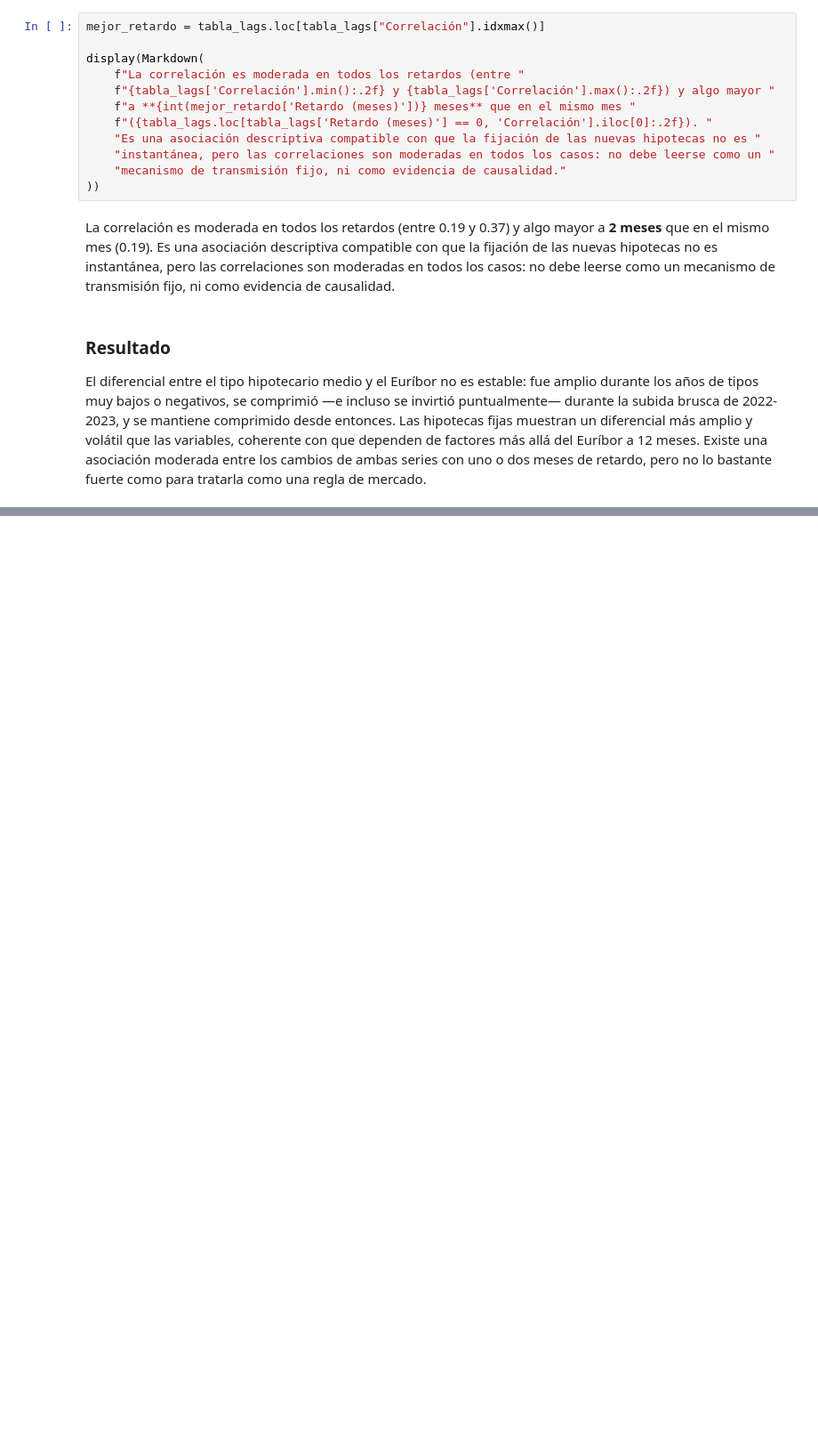
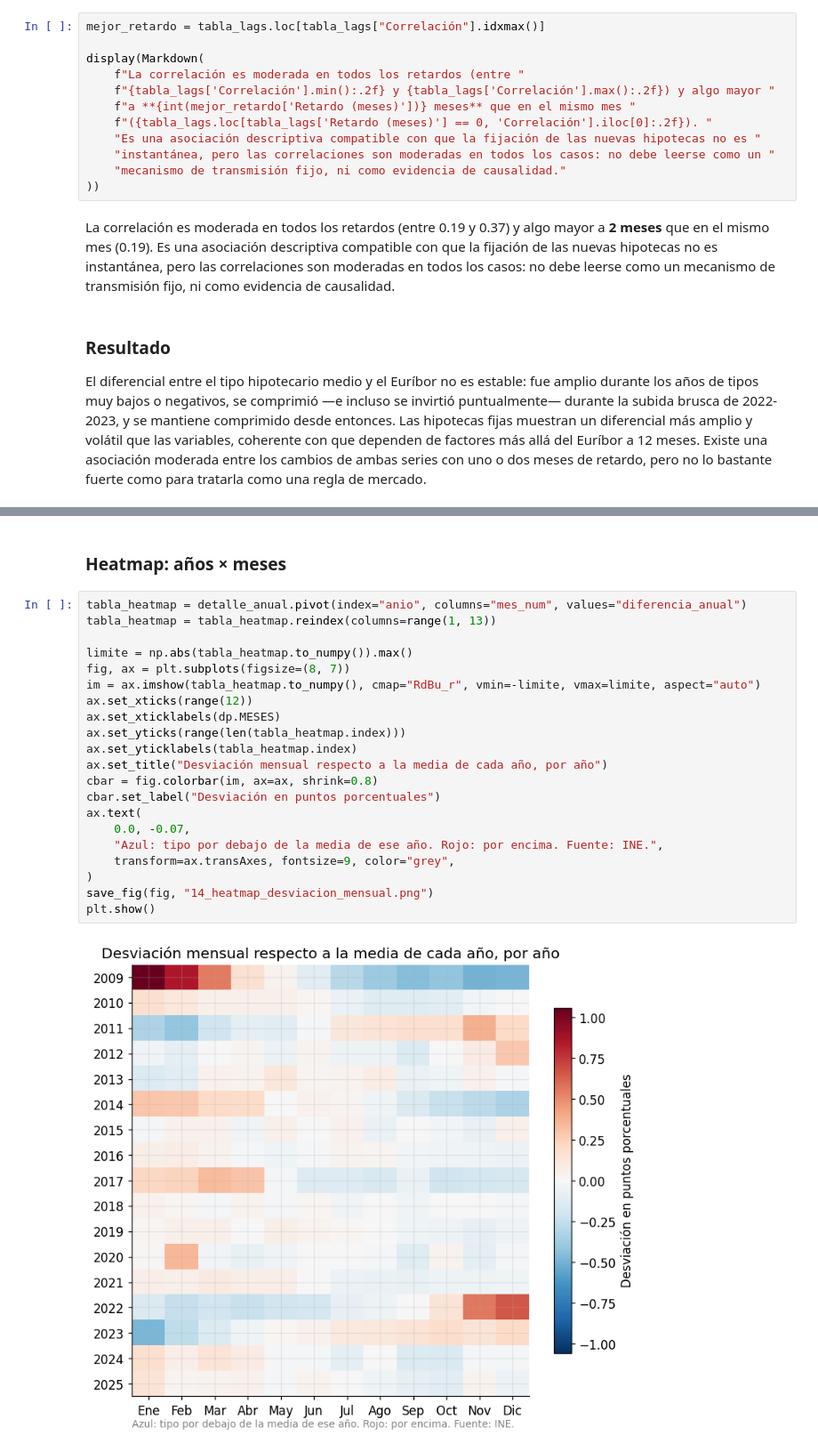
Before and after one commit to JorgeBaGa/hipotecas-estacionalidad-espana, a Jupyter notebook: notebooks/hipotecas_analysis.ipynb, the cells around one changed output, grey strips where cells are left out. Shown at 89% size. Cells and saved outputs as stored; diff of their text form; blank space fills up the shorter version.

```diff
--- a/notebooks/hipotecas_analysis.ipynb
+++ b/notebooks/hipotecas_analysis.ipynb
@@ -974,0 +1028,25 @@ pero no lo bastante fuerte como para tratarla como una regla de mercado.
+# %% [markdown]
+### Heatmap: años × meses
+# %%
+tabla_heatmap = detalle_anual.pivot(index="anio", columns="mes_num", values="diferencia_anual")
+tabla_heatmap = tabla_heatmap.reindex(columns=range(1, 13))
+
+limite = np.abs(tabla_heatmap.to_numpy()).max()
+fig, ax = plt.subplots(figsize=(8, 7))
+im = ax.imshow(tabla_heatmap.to_numpy(), cmap="RdBu_r", vmin=-limite, vmax=limite, aspect="auto")
+ax.set_xticks(range(12))
+ax.set_xticklabels(dp.MESES)
+ax.set_yticks(range(len(tabla_heatmap.index)))
+ax.set_yticklabels(tabla_heatmap.index)
+ax.set_title("Desviación mensual respecto a la media de cada año, por año")
+cbar = fig.colorbar(im, ax=ax, shrink=0.8)
+cbar.set_label("Desviación en puntos porcentuales")
+ax.text(
+    0.0, -0.07,
+    "Azul: tipo por debajo de la media de ese año. Rojo: por encima. Fuente: INE.",
+    transform=ax.transAxes, fontsize=9, color="grey",
+)
+save_fig(fig, "14_heatmap_desviacion_mensual.png")
+plt.show()
+# %% [output]
+[figure, added]
```
Also changed, not shown: parts of 10 cells of this notebook, 3 other files.
